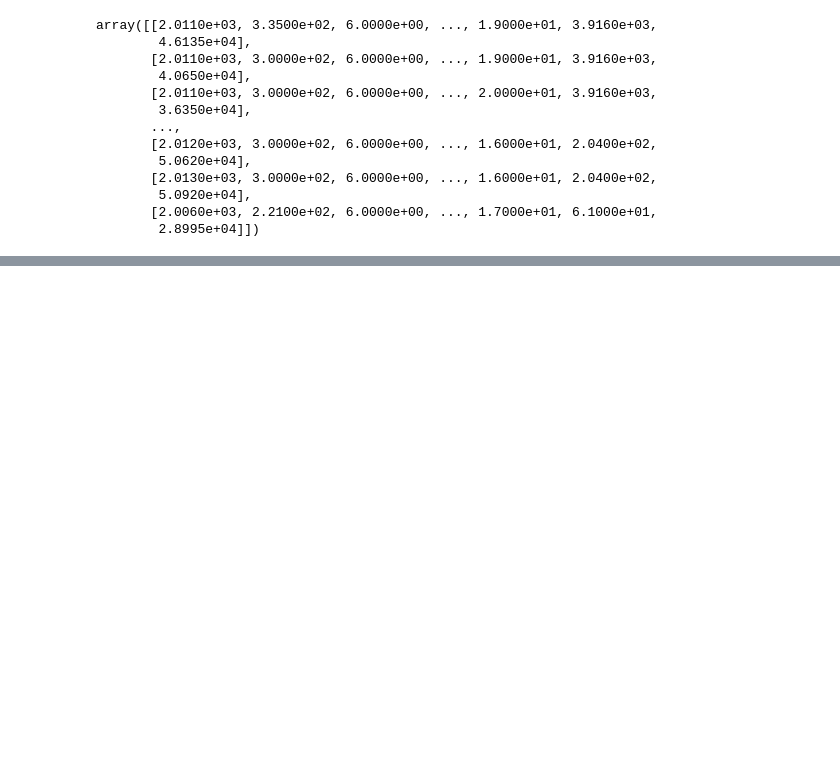
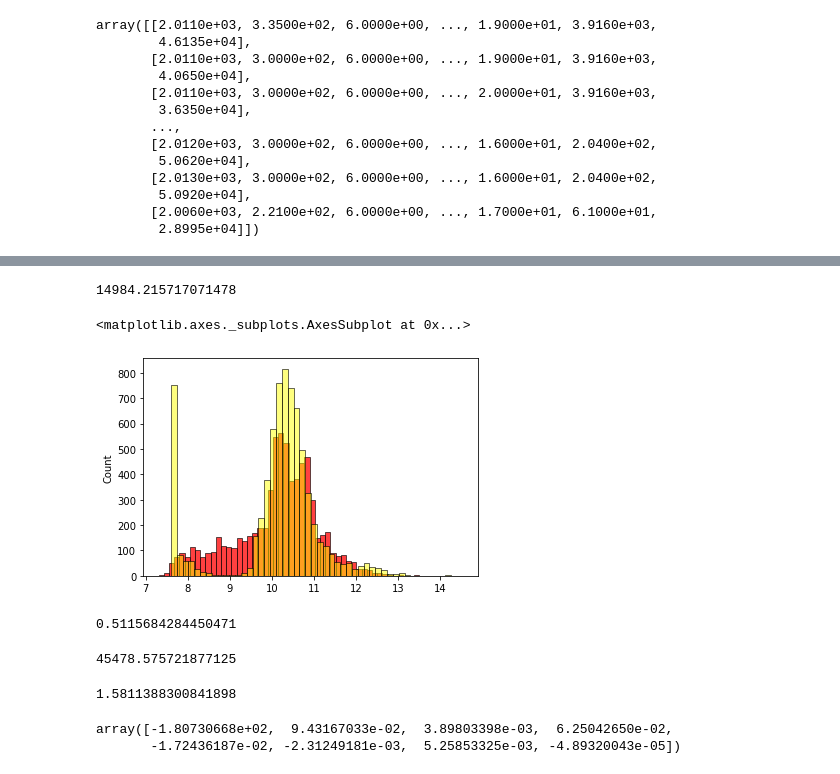
Before and after one commit to nicepeopleproject/ml_linear_regression, a Jupyter notebook: car_price_prediction.ipynb, the cells around one changed output, grey strips where cells are left out. Cells and saved outputs as stored; diff of their text form; code cells hidden in the pictures; blank space fills up the shorter version.

```diff
--- a/car_price_prediction.ipynb
+++ b/car_price_prediction.ipynb
@@ -872,0 +925,3 @@ array([[2.0110e+03, 3.3500e+02, 6.0000e+00, ..., 1.9000e+01, 3.9160e+03,
+# %%
+def train_linear_regression(X, y):
+    return np.linalg.inv((X.T).dot(X)).dot(X.T).dot(y)
@@ -872,0 +976,12 @@ array([[2.0110e+03, 3.3500e+02, 6.0000e+00, ..., 1.9000e+01, 3.9160e+03,
+# %%
+y_pred = predict(X_train, w)
+# %%
+abs(np.expm1(y_pred) - np.expm1(y_train)).sum()/len(y_pred)
+# %% [output]
+14984.215717071478
+# %%
+sns.histplot(y_pred, color='red', bins = 50)
+sns.histplot(y_train, color = 'yellow', bins = 50, alpha = 0.5)
+# %% [output]
+<matplotlib.axes._subplots.AxesSubplot at 0x...>
+[figure, added]
@@ -872,0 +991,17 @@ array([[2.0110e+03, 3.3500e+02, 6.0000e+00, ..., 1.9000e+01, 3.9160e+03,
+# %%
+rmse(y_train,y_pred)
+# %% [output]
+0.5115684284450471
+# %%
+rmse(np.expm1(y_train), np.expm1(y_pred))
+# %% [output]
+45478.575721877125
+# %%
+rmse(np.array([1,1]), np.array([3,2]))
+# %% [output]
+1.5811388300841898
+# %%
+w
+# %% [output]
+array([-1.80730668e+02,  9.43167033e-02,  3.89803398e-03,  6.25042650e-02,
+       -1.72436187e-02, -2.31249181e-03,  5.25853325e-03, -4.89320043e-05])
```
Also changed, not shown: parts of 52 cells of this notebook.
